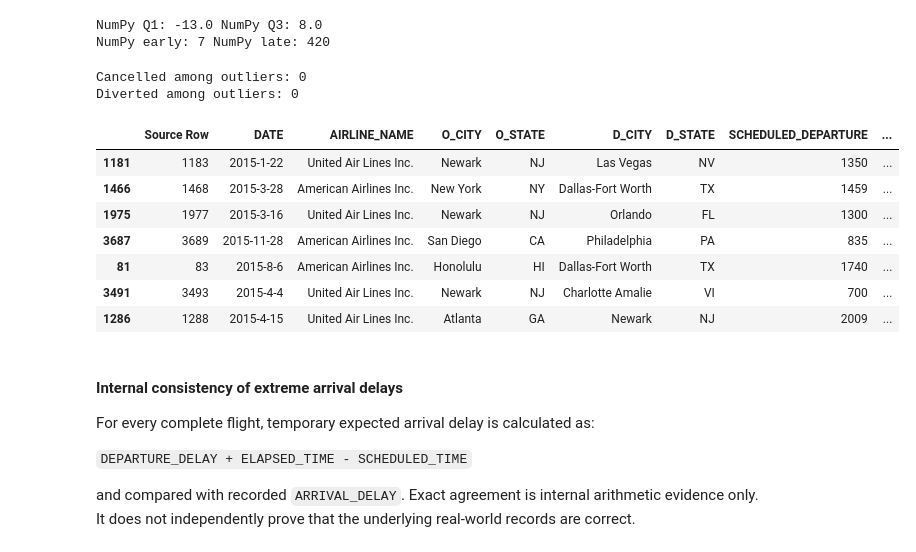
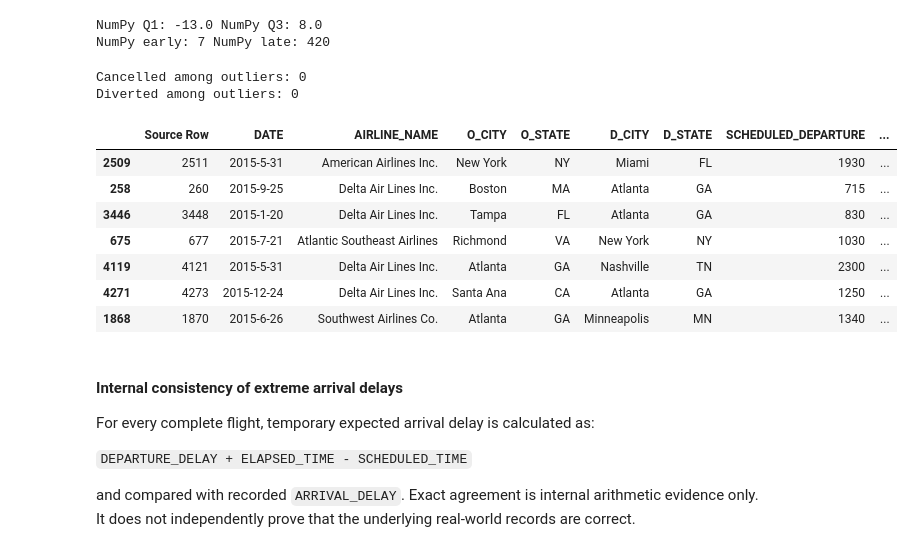
Before and after one commit to le23967/31250-assignment2-25740123, a Jupyter notebook: ida_25740123.ipynb, the cells around one changed output. Saved outputs shown, nothing was run; the diff lists cells and outputs as text; code cells hidden in the pictures.

Commit message:
A3 revised correlation figures and supporting tables

```diff
--- a/ida_25740123.ipynb
+++ b/ida_25740123.ipynb
@@ -5401,28 +5401,30 @@ NumPy early: 7 NumPy late: 420
 # %%
 outlier_index = arrival_delay_recorded.index[early_mask | late_mask]
 outlier_records = df_raw.loc[outlier_index].copy()
 outlier_records.insert(0, "Source Row", outlier_records.index + 2)
 outlier_export_columns = [
     "Source Row", "DATE", "AIRLINE_NAME", "O_CITY", "O_STATE", "D_CITY", "D_STATE",
     "SCHEDULED_DEPARTURE", "DEPARTURE_TIME", "DEPARTURE_DELAY", "SCHEDULED_TIME",
     "ELAPSED_TIME", "AIR_TIME", "DISTANCE", "ARRIVAL_DELAY", "CANCELLED", "DIVERTED",
 ]
-arrival_delay_outliers = outlier_records[outlier_export_columns].sort_values("ARRIVAL_DELAY")
+arrival_delay_outliers = outlier_records[outlier_export_columns].sort_values(
+    ["ARRIVAL_DELAY", "Source Row"], ascending=[False, True]
+)
 arrival_delay_outliers.to_csv("outputs/A3_arrival_delay_outliers.csv", index=False)
 print("Cancelled among outliers:", int(arrival_delay_outliers["CANCELLED"].sum()))
 print("Diverted among outliers:", int(arrival_delay_outliers["DIVERTED"].sum()))
 arrival_delay_outliers.head(7)
 # %% [output]
 Cancelled among outliers: 0
 Diverted among outliers: 0
 |  | Source Row | DATE | AIRLINE_NAME | O_CITY | O_STATE | D_CITY | D_STATE | SCHEDULED_DEPARTURE | ... |
-| 1181 | 1183 | 2015-1-22 | United Air Lines Inc. | Newark | NJ | Las Vegas | NV | 1350 | ... |
-| 1466 | 1468 | 2015-3-28 | American Airlines Inc. | New York | NY | Dallas-Fort Worth | TX | 1459 | ... |
-| 1975 | 1977 | 2015-3-16 | United Air Lines Inc. | Newark | NJ | Orlando | FL | 1300 | ... |
-| 3687 | 3689 | 2015-11-28 | American Airlines Inc. | San Diego | CA | Philadelphia | PA | 835 | ... |
-| 81 | 83 | 2015-8-6 | American Airlines Inc. | Honolulu | HI | Dallas-Fort Worth | TX | 1740 | ... |
-| 3491 | 3493 | 2015-4-4 | United Air Lines Inc. | Newark | NJ | Charlotte Amalie | VI | 700 | ... |
-| 1286 | 1288 | 2015-4-15 | United Air Lines Inc. | Atlanta | GA | Newark | NJ | 2009 | ... |
+| 2509 | 2511 | 2015-5-31 | American Airlines Inc. | New York | NY | Miami | FL | 1930 | ... |
+| 258 | 260 | 2015-9-25 | Delta Air Lines Inc. | Boston | MA | Atlanta | GA | 715 | ... |
+| 3446 | 3448 | 2015-1-20 | Delta Air Lines Inc. | Tampa | FL | Atlanta | GA | 830 | ... |
+| 675 | 677 | 2015-7-21 | Atlantic Southeast Airlines | Richmond | VA | New York | NY | 1030 | ... |
+| 4119 | 4121 | 2015-5-31 | Delta Air Lines Inc. | Atlanta | GA | Nashville | TN | 2300 | ... |
+| 4271 | 4273 | 2015-12-24 | Delta Air Lines Inc. | Santa Ana | CA | Atlanta | GA | 1250 | ... |
+| 1868 | 1870 | 2015-6-26 | Southwest Airlines Co. | Atlanta | GA | Minneapolis | MN | 1340 | ... |
 # %% [markdown]
 #### Internal consistency of extreme arrival delays
 
```
Also changed, not shown: parts of 13 cells of this notebook, 5 other files.
